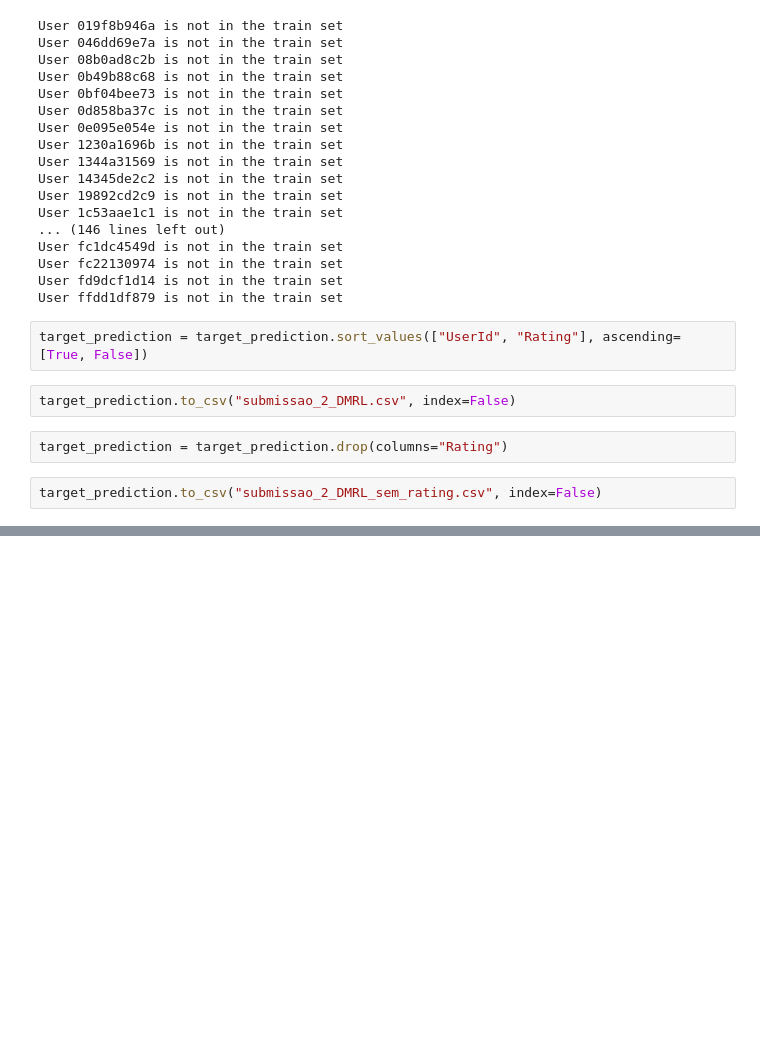
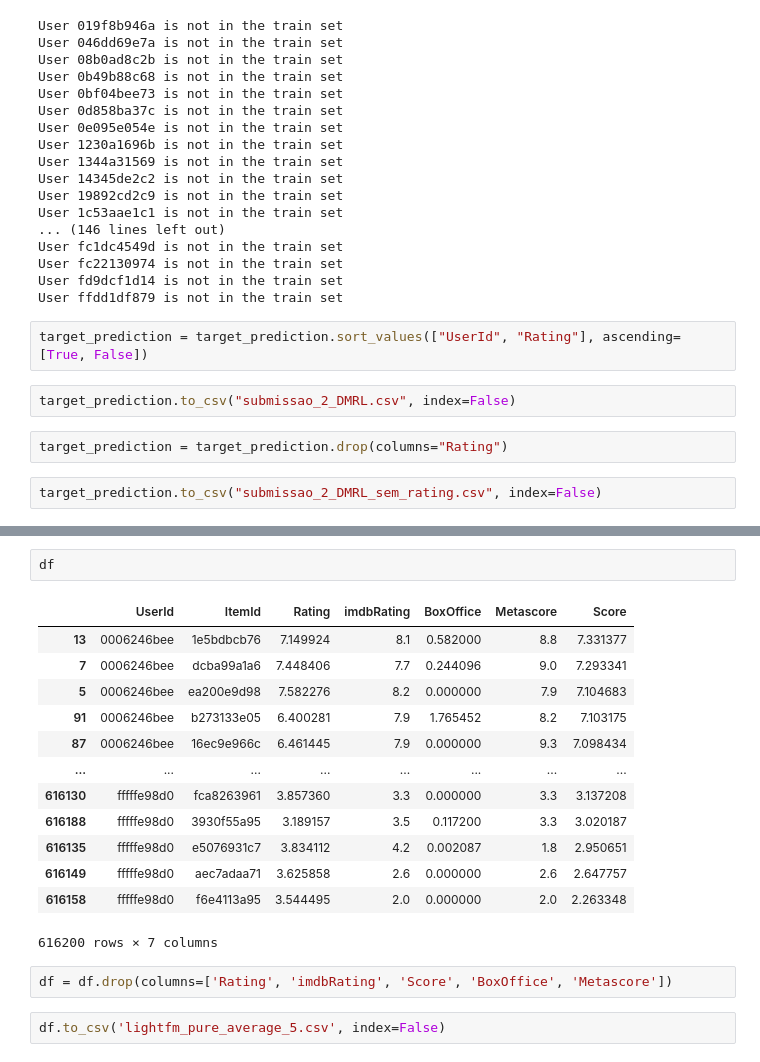
Before and after one commit to MatheusBorgesFaria/Rec-Sys-TP2, a Jupyter notebook: DMRL.ipynb, the cells around one changed output, grey strips where cells are left out. Saved outputs shown, nothing was run; the diff lists cells and outputs as text; blank space fills up the shorter version.

```diff
--- a/DMRL.ipynb
+++ b/DMRL.ipynb
@@ -318,0 +331,20 @@ df_ordered.to_csv('submissao_2_with_imdb.csv', index=False)
+# %%
+df
+# %% [output]
+|  | UserId | ItemId | Rating | imdbRating | BoxOffice | Metascore | Score |
+| 13 | 0006246bee | 1e5bdbcb76 | 7.149924 | 8.1 | 0.582000 | 8.8 | 7.331377 |
+| 7 | 0006246bee | dcba99a1a6 | 7.448406 | 7.7 | 0.244096 | 9.0 | 7.293341 |
+| 5 | 0006246bee | ea200e9d98 | 7.582276 | 8.2 | 0.000000 | 7.9 | 7.104683 |
+| 91 | 0006246bee | b273133e05 | 6.400281 | 7.9 | 1.765452 | 8.2 | 7.103175 |
+| 87 | 0006246bee | 16ec9e966c | 6.461445 | 7.9 | 0.000000 | 9.3 | 7.098434 |
+| ... | ... | ... | ... | ... | ... | ... | ... |
+| 616130 | fffffe98d0 | fca8263961 | 3.857360 | 3.3 | 0.000000 | 3.3 | 3.137208 |
+| 616188 | fffffe98d0 | 3930f55a95 | 3.189157 | 3.5 | 0.117200 | 3.3 | 3.020187 |
+| 616135 | fffffe98d0 | e5076931c7 | 3.834112 | 4.2 | 0.002087 | 1.8 | 2.950651 |
+| 616149 | fffffe98d0 | aec7adaa71 | 3.625858 | 2.6 | 0.000000 | 2.6 | 2.647757 |
+| 616158 | fffffe98d0 | f6e4113a95 | 3.544495 | 2.0 | 0.000000 | 2.0 | 2.263348 |
+616200 rows × 7 columns
+# %%
+df = df.drop(columns=['Rating', 'imdbRating', 'Score', 'BoxOffice', 'Metascore'])
+# %%
+df.to_csv('lightfm_pure_average_5.csv', index=False)
```
Also changed, not shown: parts of 10 cells of this notebook, 27 other files.
